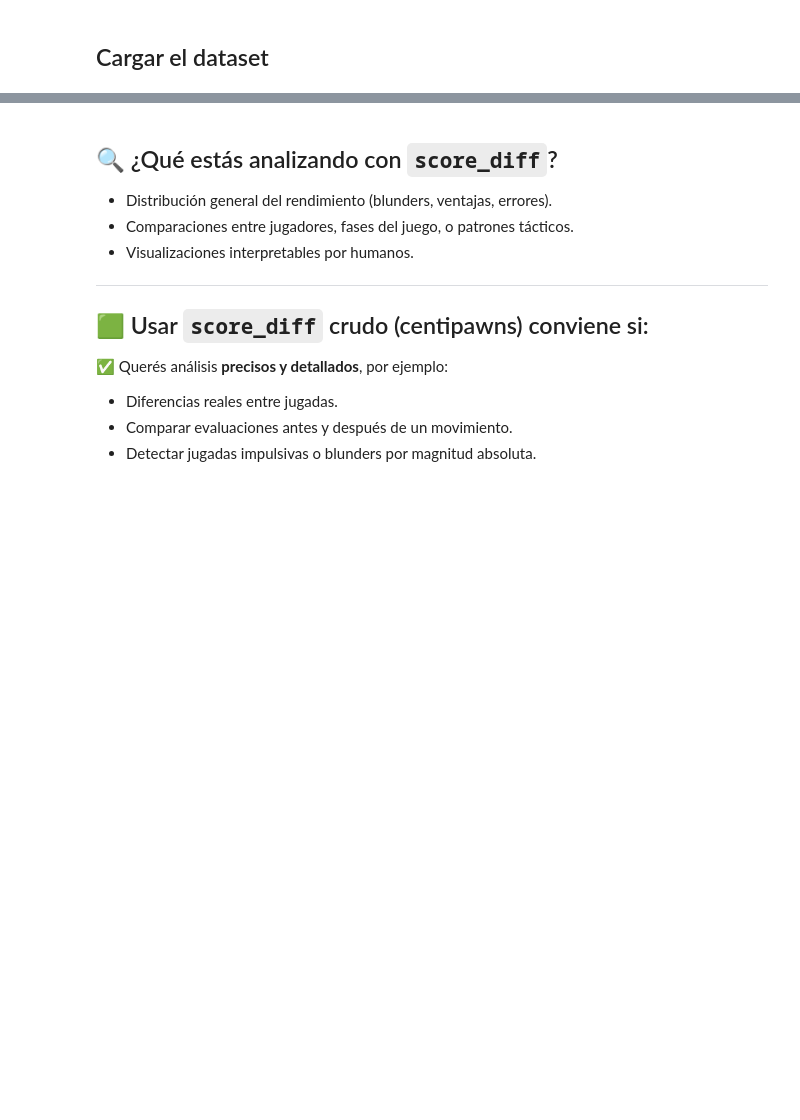
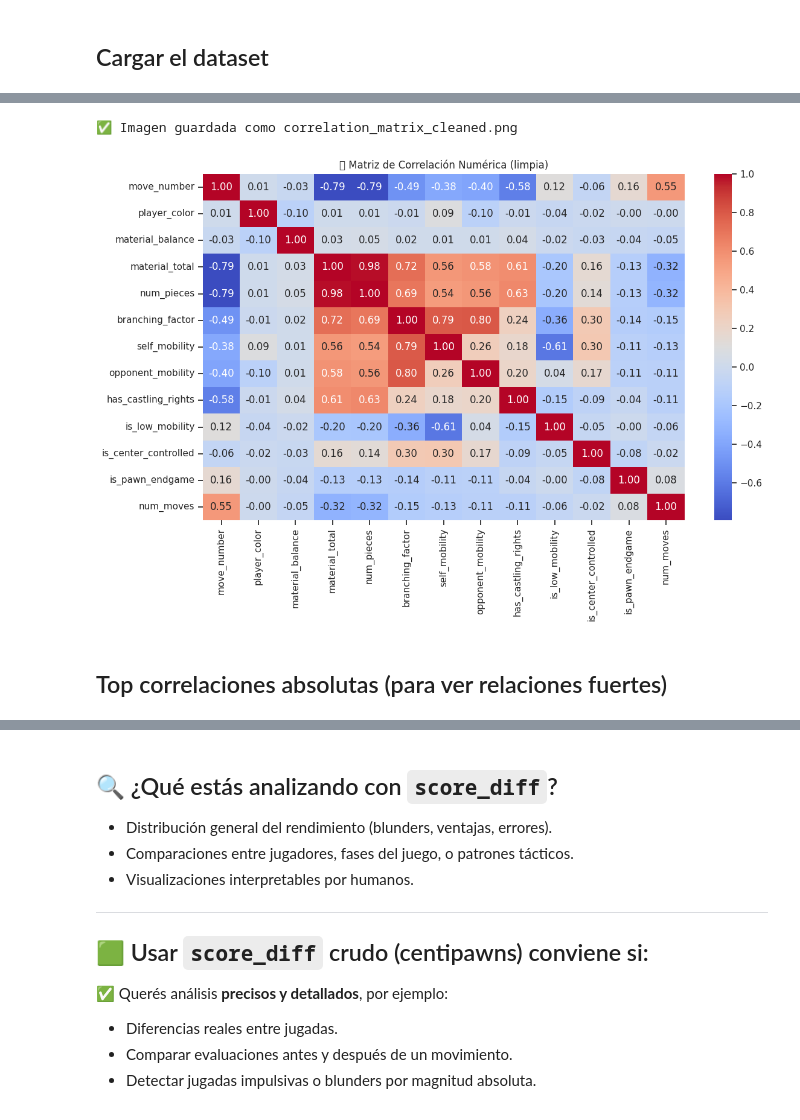
Before and after one commit to cmessoftware/chess_trainer, a Jupyter notebook: notebooks/eda_analysis.ipynb, the cells around one changed output, grey strips where cells are left out. Saved outputs shown, nothing was run; the diff lists cells and outputs as text; code cells hidden in the pictures; blank space fills up the shorter version.

```diff
--- a/notebooks/eda_analysis.ipynb
+++ b/notebooks/eda_analysis.ipynb
@@ -373,0 +106,13 @@ df.describe(include='all')
+# %%
+# Guardar la figura como PNG
+plt.figure(figsize=(12, 8))
+sns.heatmap(corr_df, annot=True, cmap="coolwarm", fmt=".2f")
+plt.title("📊 Matriz de Correlación Numérica (limpia)")
+plt.tight_layout()
+plt.savefig("correlation_matrix_cleaned.png", dpi=300)
+print("✅ Imagen guardada como correlation_matrix_cleaned.png")
+# %% [output]
+✅ Imagen guardada como correlation_matrix_cleaned.png
+[figure, added]
+# %% [markdown]
+## Top correlaciones absolutas (para ver relaciones fuertes)
```
Also changed, not shown: parts of 128 cells of this notebook, 47 other files.
